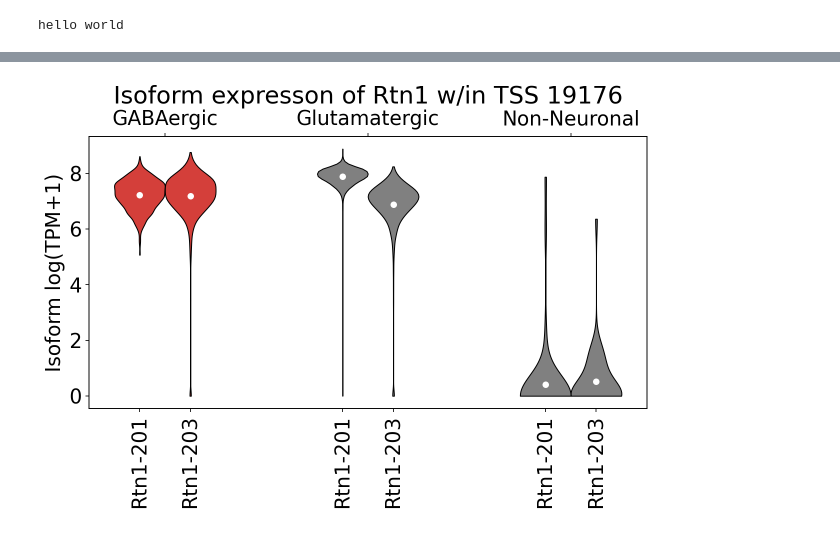
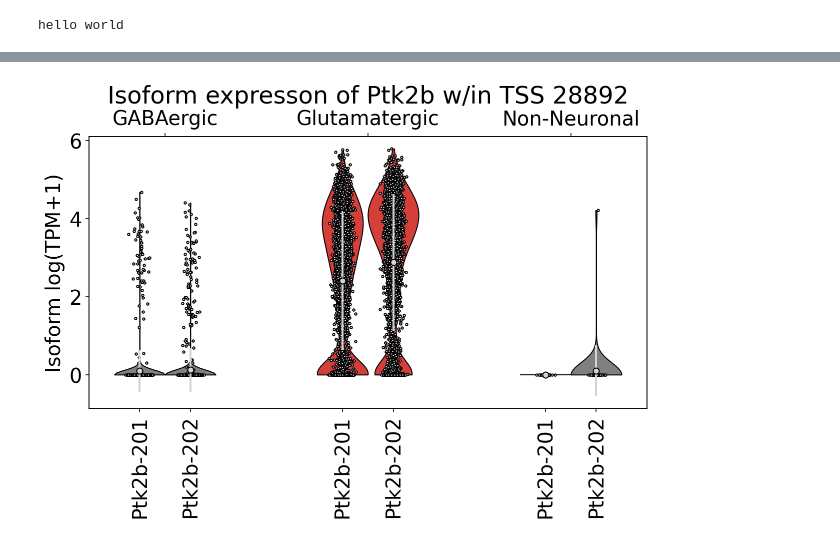
Before and after one commit to pachterlab/BYVSTZP_2020, a Jupyter notebook: analysis/notebooks/clean-tss_DE.ipynb, the cells around one changed output, grey strips where cells are left out. Saved outputs shown, nothing was run; the diff lists cells and outputs as text; code cells hidden in the pictures.

```diff
--- a/analysis/notebooks/clean-tss_DE.ipynb
+++ b/analysis/notebooks/clean-tss_DE.ipynb
@@ -570,3 +523,7 @@ specific_gene = "".join(specific_isoform.split("-")[:-1])
+# %%
+tss_0 = 28892
+specific_gene = "Ptk2b"
+specific_cluster = "Glutamatergic"
 # %%
 gene.var[gene.var.gene_name.str.contains(specific_gene+"_")].gene_name.values
 # %% [output]
@@ -589,0 +541,3 @@ logger.setLevel(logging.ERROR)
+# %%
+tss_0 = 28892
+tss_1 = 28886, 28887, 28888, 28889, 28890, 28891
@@ -670,3 +648,5 @@ iso0, iso1 = "Rtn1-201_ENSMUST00000021497", "Rtn1-203_ENSMUST00000137990"
+# %%
+iso0, iso1 = "Ptk2b-201_ENSMUST00000022622", "Ptk2b-202_ENSMUST00000089250"
 # %%
 fig, ax = plt.subplots(figsize=(10,5))
 
@@ -680,58 +660,46 @@ labels = unique
 lidx = np.arange(0.25, len(labels)*2+0.25, 2)
 ridx = np.arange(0.75, len(labels)*2 + 0.75, 2)
 cidx = np.arange(0.50, len(labels)*2+0.5, 2)
 
 lridx = np.union1d(lidx, ridx)
 sub_labels = [iso0.split("_")[0], iso1.split("_")[0]]*len(lidx)
 
 mat = tmp_iso.layers["log1p"].todense()
 obs = tmp_iso.obs
 var = tmp_iso.var
 
 
 
 x = []
 y = []
 for c in unique:
     tmp_mat = mat[obs.class_label==c,:]
 
     x.append(np.asarray(tmp_mat[:,var.transcript_name==iso0]).reshape(-1).tolist())
     y.append(np.asarray(tmp_mat[:,var.transcript_name==iso1]).reshape(-1).tolist())
 
-left = ax.violinplot(x, showmedians=False, showextrema=False, positions=lidx)
-right = ax.violinplot(y, showmedians=False, showextrema=False, positions=ridx)
-for pcidx, pc in enumerate(left['bodies']):
-    pc.set_facecolor('grey')
-    pc.set_edgecolor('black')
-    pc.set_alpha(1)
-    if pcidx == midx:
-        pc.set_facecolor('#D43F3A')
-
-for pcidx, pc in enumerate(right['bodies']):
-    pc.set_facecolor('grey')
-    pc.set_edgecolor('black')
-    pc.set_alpha(1)
-    if pcidx == midx:
-        pc.set_facecolor('#D43F3A')
-
-medians = [np.mean(i) for i in x]
-ax.scatter(lidx, medians, marker='o', color='white', s=30, zorder=3)
-
-medians = [np.mean(i) for i in y]
-ax.scatter(ridx, medians, marker='o', color='white', s=30, zorder=3)
+violinplot(x, ax, selected = midx,xticks = lidx)
+violinplot(y, ax, selected = midx,xticks = ridx)
 
 ax2 = ax.twiny()
+
 ax.set_xticks(lridx)
 ax.set_xticklabels(sub_labels, rotation=90, ha="center")
 
-ax2.set_xlim(ax.get_xlim())
-ax2.set_xticks(cidx)
-ax2.set_xticklabels(labels, rotation=0, ha="center")
+ax.set(**{
+    "xticks": lridx,
+    "ylabel": "Isoform log(TPM+1)",
+    "title": "Isoform expresson of {} w/in TSS {}".format(specific_gene.split("_")[0], tss_0)
+})
 
-ax.set_ylabel("Isoform log(TPM+1)")
-ax.set_title("Isoform expresson of {} w/in TSS {}".format(specific_gene.split("_")[0], tss_0))
-plt.savefig("../../figures/tss_DE_isoviolin_{}.png".format(specific_gene.split("_")[0]), bbox_inches='tight', dpi=300)
+ax2.set(**{
+    "xlim": ax.get_xlim(),
+    "xticks": cidx,
+    "xticklabels": labels
+})
+
+plt.savefig("../../figures/tss_DE_isoform_violin_{}.png".format(specific_gene.split("_")[0]), bbox_inches='tight', dpi=300)
 
 plt.show()
 # %% [output]
-[figure, old version]
+[figure, new version]
```
Also changed, not shown: parts of 38 cells of this notebook, 10 other files.
